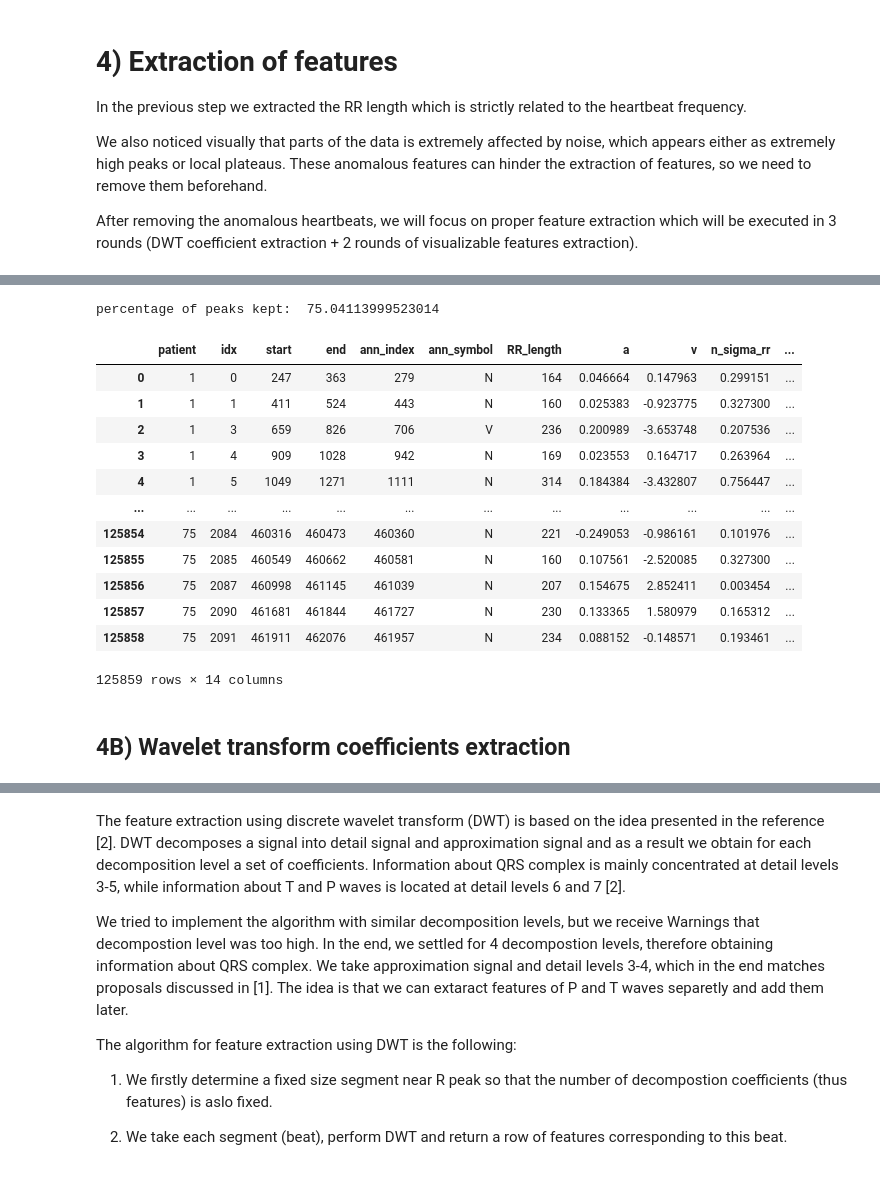
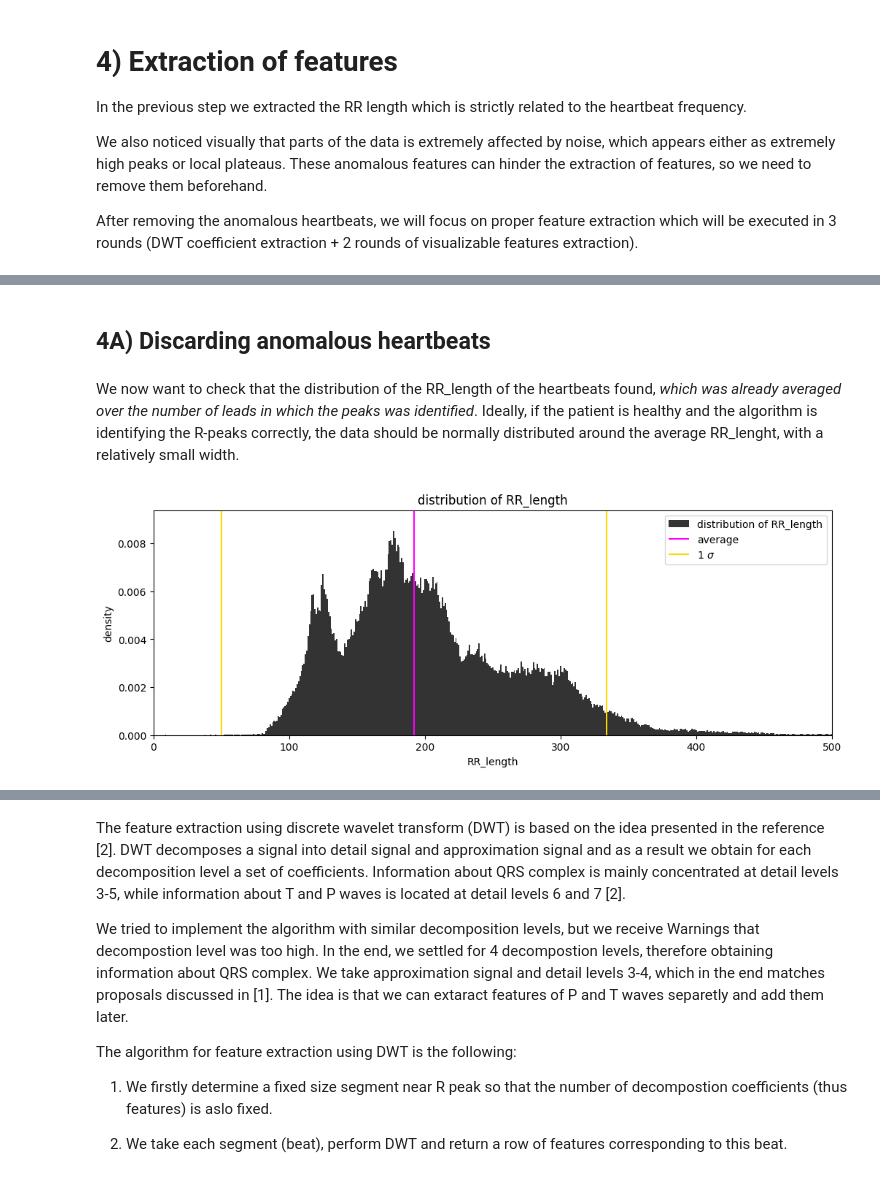
Before and after one commit to ericabrisigotti/ECG_heartbeat_classification_with_ML_LCP-B, a Jupyter notebook: ECG_Physionet.ipynb, the cells around one changed output, grey strips where cells are left out. Cells and saved outputs as stored; diff of their text form; code cells hidden in the pictures.

```diff
--- a/ECG_Physionet.ipynb
+++ b/ECG_Physionet.ipynb
@@ -1213,60 +1179,9 @@ This process was done for just for the main lead, from which most of the visuali
-# %%
-hb = pd.read_csv('output_files/heartbeats_filtered0.csv')
-# I initialize the values of average and standard deviation
-average = np.zeros(len(hb))
-sigma = np.zeros(len(hb))
-# I recover the information that I need from the hb dataframe as arrays
-start = np.array(hb["start"])
-end = np.array(hb["end"])
-# I extract the quantities I need
-path = "blah"
-for beat in range(len(hb)):
-    if path != hb["patient"][beat]:
-        path = hb["patient"][beat]
-        data = pd.read_csv("output_files/data"+str(path).zfill(2)+"_filtered.csv")
-        y = np.array(data[main_lead])
-
-    average[beat] = np.mean(y[start[beat]:(end[beat]+1)])
-    sigma[beat] = np.std(y[start[beat]:(end[beat]+1)])
-    if np.isnan(average[beat]) or np.isnan(sigma[beat]):
-        print((end[beat]+1)- start[beat])
-
-# and add them to the dataframe
-hb['average'] = average
-hb['sigma'] = sigma
-
-# I can now select the rows based on the distribution
-# to do that, I compute the
-# - mean of the average distribution
-mean_of_average = np.mean(average)
-# - sigma of the average distribution
-sigma_of_average = np.std(average)
-# - mean of the std distribution
-mean_of_sigma = np.mean(sigma)
-# - sigma of the std distribution
-sigma_of_sigma=  np.std(sigma)
-# I then compute the distances from the average in units of sigma
-hb['n_sigma_average'] = np.abs(average - mean_of_average)/sigma_of_average # 2 sided
-hb['n_sigma_std'] = (sigma - mean_of_sigma)/sigma_of_sigma # 1 sided
-# finally, I can select the rows by keeping only the rows in which
-hb = hb[(hb["n_sigma_average"] <= 1) & (hb["n_sigma_std"] <=1)].reset_index(drop=True)
-print('percentage of peaks kept: ', len(hb)/ol*100)
-hb.to_csv('output_files/heartbeats_filtered.csv', index=False)
-hb
-# %% [output]
-percentage of peaks kept:  75.04113999523014
-|  | patient | idx | start | end | ann_index | ann_symbol | RR_length | a | v | n_sigma_rr | ... |
-| 0 | 1 | 0 | 247 | 363 | 279 | N | 164 | 0.046664 | 0.147963 | 0.299151 | ... |
-| 1 | 1 | 1 | 411 | 524 | 443 | N | 160 | 0.025383 | -0.923775 | 0.327300 | ... |
-| 2 | 1 | 3 | 659 | 826 | 706 | V | 236 | 0.200989 | -3.653748 | 0.207536 | ... |
-| 3 | 1 | 4 | 909 | 1028 | 942 | N | 169 | 0.023553 | 0.164717 | 0.263964 | ... |
-| 4 | 1 | 5 | 1049 | 1271 | 1111 | N | 314 | 0.184384 | -3.432807 | 0.756447 | ... |
-| ... | ... | ... | ... | ... | ... | ... | ... | ... | ... | ... | ... |
-| 125854 | 75 | 2084 | 460316 | 460473 | 460360 | N | 221 | -0.249053 | -0.986161 | 0.101976 | ... |
-| 125855 | 75 | 2085 | 460549 | 460662 | 460581 | N | 160 | 0.107561 | -2.520085 | 0.327300 | ... |
-| 125856 | 75 | 2087 | 460998 | 461145 | 461039 | N | 207 | 0.154675 | 2.852411 | 0.003454 | ... |
-| 125857 | 75 | 2090 | 461681 | 461844 | 461727 | N | 230 | 0.133365 | 1.580979 | 0.165312 | ... |
-| 125858 | 75 | 2091 | 461911 | 462076 | 461957 | N | 234 | 0.088152 | -0.148571 | 0.193461 | ... |
-125859 rows × 14 columns
-# %% [markdown]
-## 4B) Wavelet transform coefficients extraction
+# %% [markdown]
+## 4A) Discarding anomalous heartbeats
+# %% [markdown]
+We now want to check that the distribution of the RR_length of the heartbeats found, *which was already averaged over the number of leads in which the peaks was identified*. Ideally, if the patient is healthy and the algorithm is identifying the R-peaks correctly, the data should be normally distributed around the average RR_lenght, with a relatively small width.
+# %%
+hb = pd.read_csv('output_files/heartbeats.csv')
+distribution(hb['RR_length'], 0, 500, title='RR_length')
+# %% [output]
+[figure, added]
```
Also changed, not shown: parts of 65 cells of this notebook.
